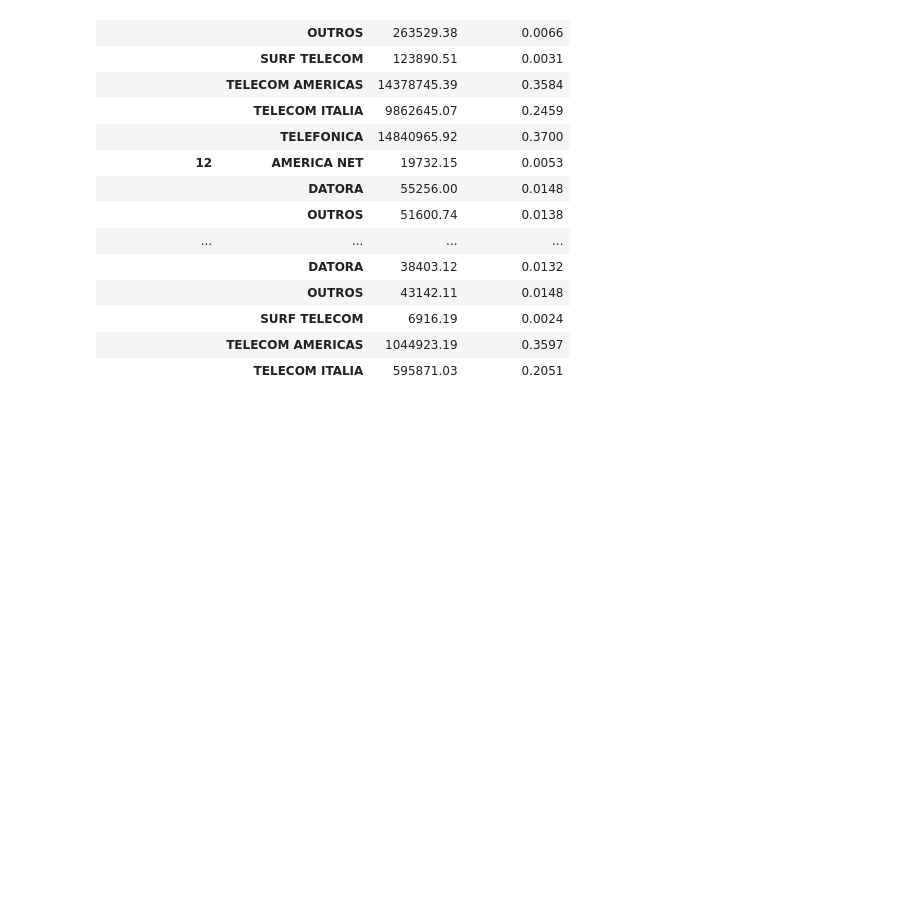
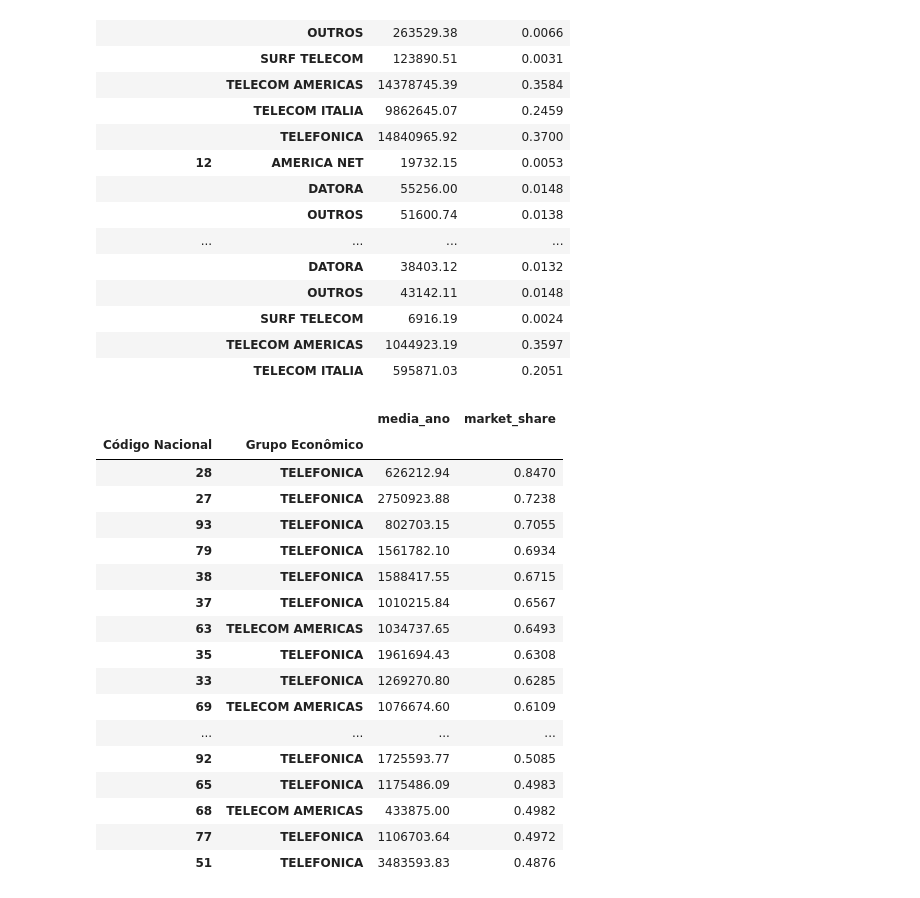
Before and after one commit to rislamiranda/projeto-smp, a Jupyter notebook: acessos_2023.ipynb, the cells around one changed output. Drawn from its saved outputs; the diff is of its cells as text; code cells hidden in the pictures; blank space fills up the shorter version.

```diff
--- a/acessos_2023.ipynb
+++ b/acessos_2023.ipynb
@@ -466,5 +490,30 @@ df_2023_ddd.head(50)
 |  | SURF TELECOM | 6916.19 | 0.0024 |
 |  | TELECOM AMERICAS | 1044923.19 | 0.3597 |
 |  | TELECOM ITALIA | 595871.03 | 0.2051 |
+# %%
+# Classificando os valores de market_share em ordem decrescente
+df_2023_ddd_sorted = df_2023_ddd.sort_values(by='market_share', ascending=False)
+
+# Exibindo os primeiros 30 registros do DataFrame classificado
+df_2023_ddd_sorted.head(30)
+# %% [output]
+|  |  | media_ano | market_share |
+| Código Nacional | Grupo Econômico |  |  |
+| 28 | TELEFONICA | 626212.94 | 0.8470 |
+| 27 | TELEFONICA | 2750923.88 | 0.7238 |
+| 93 | TELEFONICA | 802703.15 | 0.7055 |
+| 79 | TELEFONICA | 1561782.10 | 0.6934 |
+| 38 | TELEFONICA | 1588417.55 | 0.6715 |
+| 37 | TELEFONICA | 1010215.84 | 0.6567 |
+| 63 | TELECOM AMERICAS | 1034737.65 | 0.6493 |
+| 35 | TELEFONICA | 1961694.43 | 0.6308 |
+| 33 | TELEFONICA | 1269270.80 | 0.6285 |
+| 69 | TELECOM AMERICAS | 1076674.60 | 0.6109 |
+| ... | ... | ... | ... |
+| 92 | TELEFONICA | 1725593.77 | 0.5085 |
+| 65 | TELEFONICA | 1175486.09 | 0.4983 |
+| 68 | TELECOM AMERICAS | 433875.00 | 0.4982 |
+| 77 | TELEFONICA | 1106703.64 | 0.4972 |
+| 51 | TELEFONICA | 3483593.83 | 0.4876 |
 # %%
 #para o cálculo do HHI, primeiro criamos uma coluna chamada hhi_empresa pegando o valor do market_share de cada empresa e elevando o número ao quadrado
```
Also changed, not shown: parts of 15 cells of this notebook.
